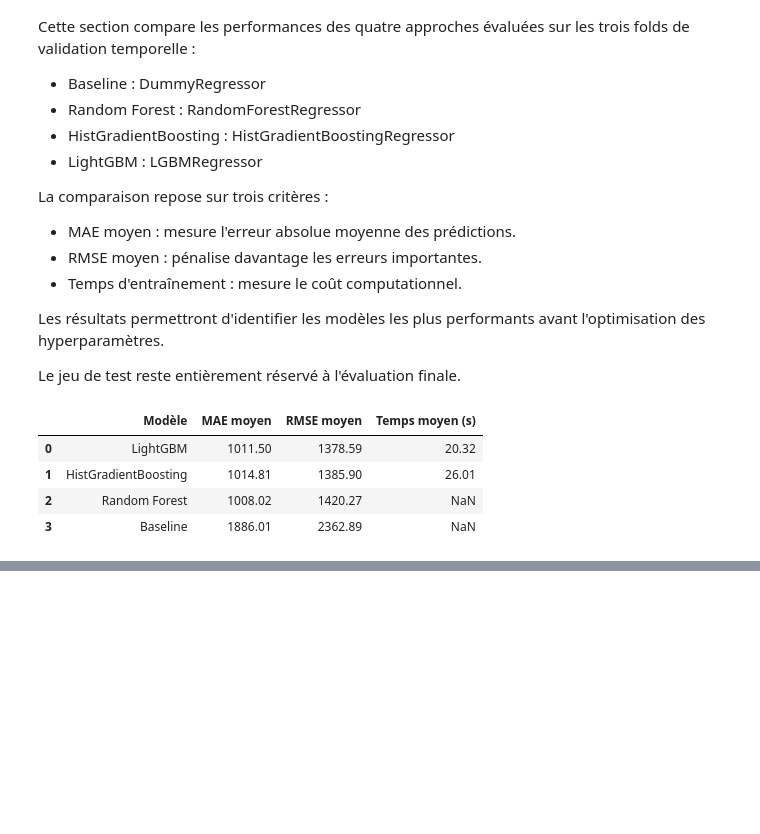
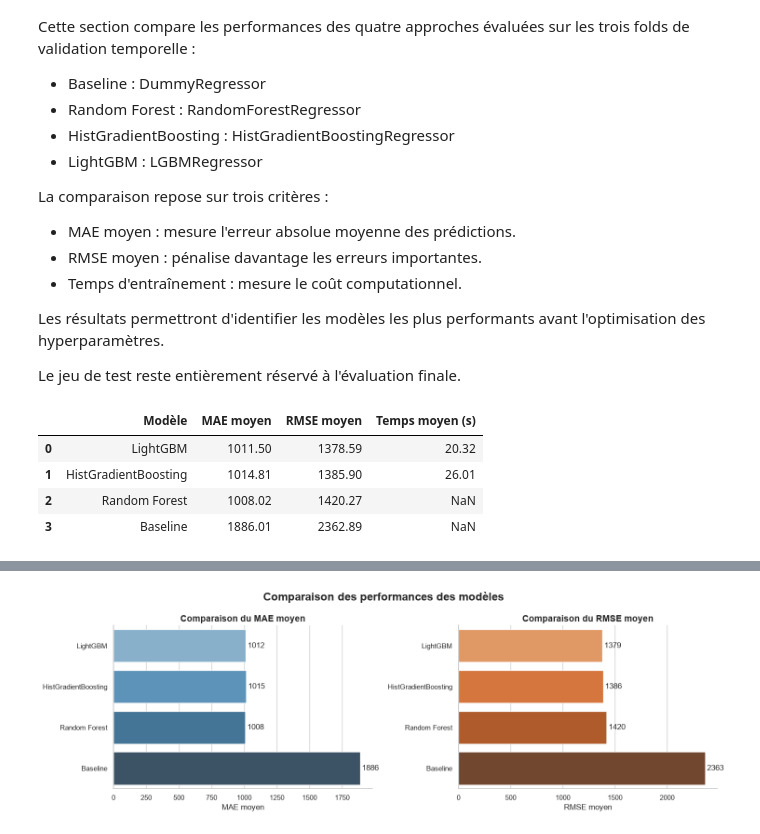
Before and after one commit to sirius-code7/projet_ml_prediction_chiffres_affaires, a Jupyter notebook: Prediction_chiffres_affaires/notebooks/modelisation.ipynb, the cells around one changed output, grey strips where cells are left out. Cells and saved outputs as stored; diff of their text form; code cells hidden in the pictures; blank space fills up the shorter version.

Commit message:
réaliser un tableau graphique pour observer les perf des trois modeles + une conclusion

```diff
--- a/Prediction_chiffres_affaires/notebooks/modelisation.ipynb
+++ b/Prediction_chiffres_affaires/notebooks/modelisation.ipynb
@@ -900,0 +909,71 @@ display(tableau_comparaison.round(2))
+# %%
+sns.set_theme(style="whitegrid", context="notebook")
+
+fig, axes = plt.subplots(1, 2, figsize=(15, 5))
+
+# MAE moyen
+sns.barplot(
+    data=tableau_comparaison,
+    x="MAE moyen",
+    y="Modèle",
+    hue="Modèle",
+    palette="Blues_d",
+    legend=False,
+    ax=axes[0]
+)
+
+axes[0].set_title(
+    "Comparaison du MAE moyen",
+    fontsize=14,
+    fontweight="bold"
+)
+
+axes[0].set_xlabel("MAE moyen")
+axes[0].set_ylabel("")
+
+for container in axes[0].containers:
+    axes[0].bar_label(
+        container,
+        fmt="%.0f",
+        padding=3
+    )
+
+
+# RMSE moyen
+sns.barplot(
+    data=tableau_comparaison,
+    x="RMSE moyen",
+    y="Modèle",
+    hue="Modèle",
+    palette="Oranges_d",
+    legend=False,
+    ax=axes[1]
+)
+
+axes[1].set_title(
+    "Comparaison du RMSE moyen",
+    fontsize=14,
+    fontweight="bold"
+)
+
+axes[1].set_xlabel("RMSE moyen")
+axes[1].set_ylabel("")
+
+for container in axes[1].containers:
+    axes[1].bar_label(
+        container,
+        fmt="%.0f",
+        padding=3
+    )
+
+fig.suptitle(
+    "Comparaison des performances des modèles",
+    fontsize=17,
+    fontweight="bold"
+)
+
+sns.despine()
+plt.tight_layout()
+plt.show()
+# %% [output]
+[figure, added]
```
Also changed, not shown: parts of 2 cells of this notebook.
